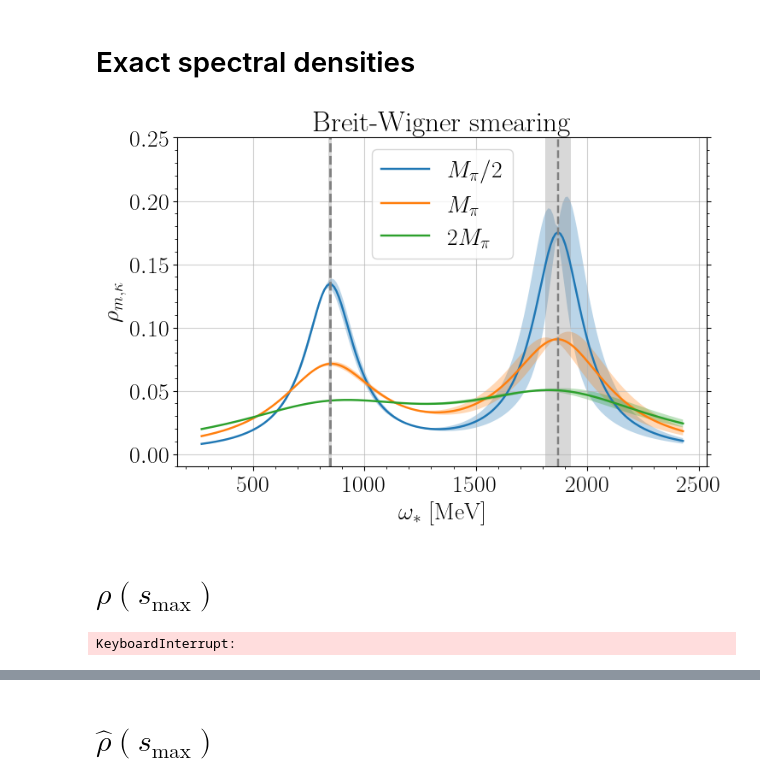
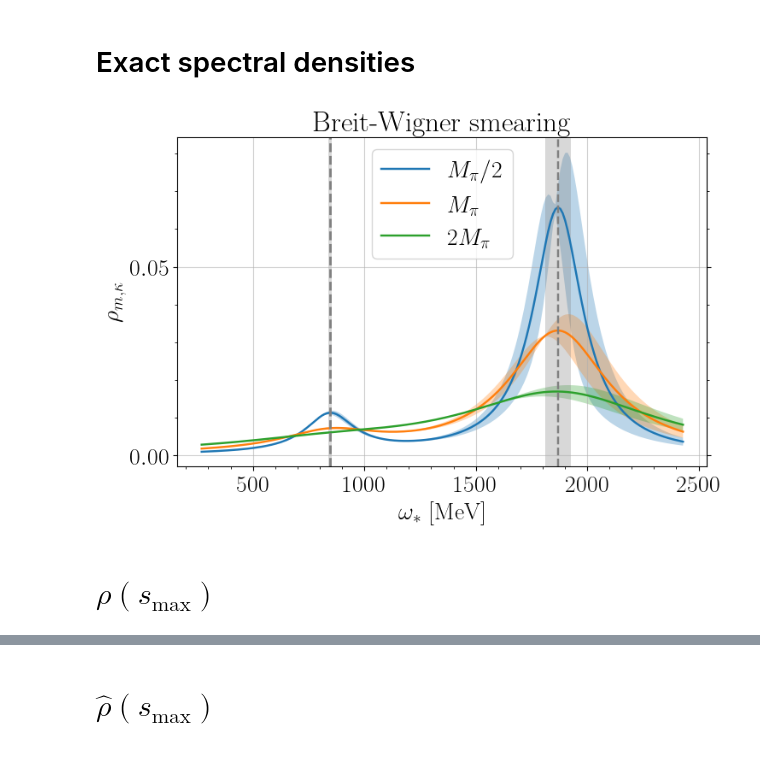
Before and after one commit to DiegoToniolo/Analysis_spectral_densities, a Jupyter notebook: thesis_plot.ipynb, the cells around one changed output, grey strips where cells are left out. Cells and saved outputs as stored; diff of their text form; code cells hidden in the pictures.

```diff
--- a/thesis_plot.ipynb
+++ b/thesis_plot.ipynb
@@ -330,7 +477,7 @@ cov_m = np.array([[5.70251123e-09, 2.36882975e-07, 6.65745273e-08, 1.50046728e-0
 # %% [markdown]
 # Exact spectral densities
 # %%
-m = 2
+m = 0
 ker = ["Breit-Wigner"]
 sigma = np.array([0.5, 1.0, 2.0])*270*0.065/197.3
 w = np.linspace(1, 9, 201)*270*0.065/197.3
@@ -343,42 +490,28 @@ for ki in range(len(ker)):
 # %%
 sigma_labels = [r"$M_\pi/2$", r"$M_\pi$", r"$2M_\pi$"]
 for ki in range(len(ker)):
     for sigi in range(len(sigma)):
         plt.plot(w/0.065*197.3, rho[ki, sigi, :], label = sigma_labels[sigi])
         plt.fill_between(w/0.065*197.3, rho[ki, sigi, :]-err_rho[ki, sigi, :], rho[ki, sigi, :]+err_rho[ki, sigi, :], alpha = 0.3)
     plt.axvline(par[1]/0.065*197.3, color = "grey", linestyle = "--", alpha = 1, linewidth=2)
     plt.axvspan((par[1] - np.sqrt(cov[1,1]))/0.065*197.3, (par[1] + np.sqrt(cov[1,1]))/0.065*197.3, color = "grey", alpha = 0.3, linewidth=0)
     plt.axvline(par[3]/0.065*197.3, color = "grey", linestyle = "--", alpha = 1)
     plt.axvspan((par[3] - np.sqrt(cov[3,3]))/0.065*197.3, (par[3] + np.sqrt(cov[3,3]))/0.065*197.3, color = "grey", alpha = 0.3, linewidth=0)
     plt.legend()
     plt.xlabel(r"$\omega_*$ [MeV]")
     plt.ylabel(r"$\rho_{m, \kappa}$")
     plt.title(ker[ki] + " smearing")
     #plt.tight_layout()
-    plt.ylim(-0.01, 0.25)
+    #plt.ylim(-0.01, 0.25)
     ax = plt.gca()
     ax.xaxis.set_major_locator(MultipleLocator(500))
     ax.xaxis.set_minor_locator(MultipleLocator(100))
     ax.yaxis.set_major_locator(MultipleLocator(0.05))
     ax.yaxis.set_minor_locator(MultipleLocator(0.01))
     #plt.xticks(fontsize=20)
     #plt.yticks(fontsize=20)
     plt.show()
 # %% [output]
-[figure, old version]
+[figure, new version]
 # %% [markdown]
 # $\rho(s_\mathrm{max})$
-# %%
-m = 2
-ker = ["Breit-Wigner"]
-sigma = 270*0.065/197.3
-s = [2.5, 5, 7.5, 10]
-w = np.linspace(1, 9, 201)*270*0.065/197.3
-
-rho, err_rho = np.zeros((len(ker), len(s), len(w))), np.zeros((len(ker), len(s), len(w)))
-for ki in range(len(ker)):
-    for si in range(len(s)):
-        for wi in range(len(w)):
-            rho[ki, si, wi], err_rho[ki, si, wi] = rho_mellin(w[wi], par, s[si], m, cov, ker=ker[ki], sigma=sigma)
-# %% [output]
-KeyboardInterrupt:
```
Also changed, not shown: parts of 23 cells of this notebook, 3 other files.
